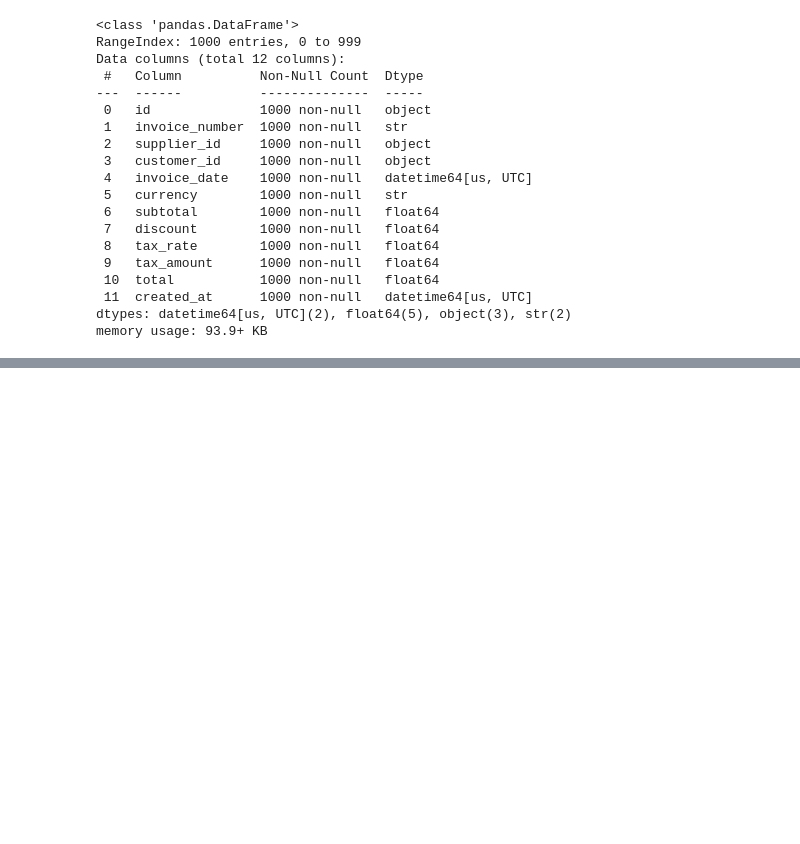
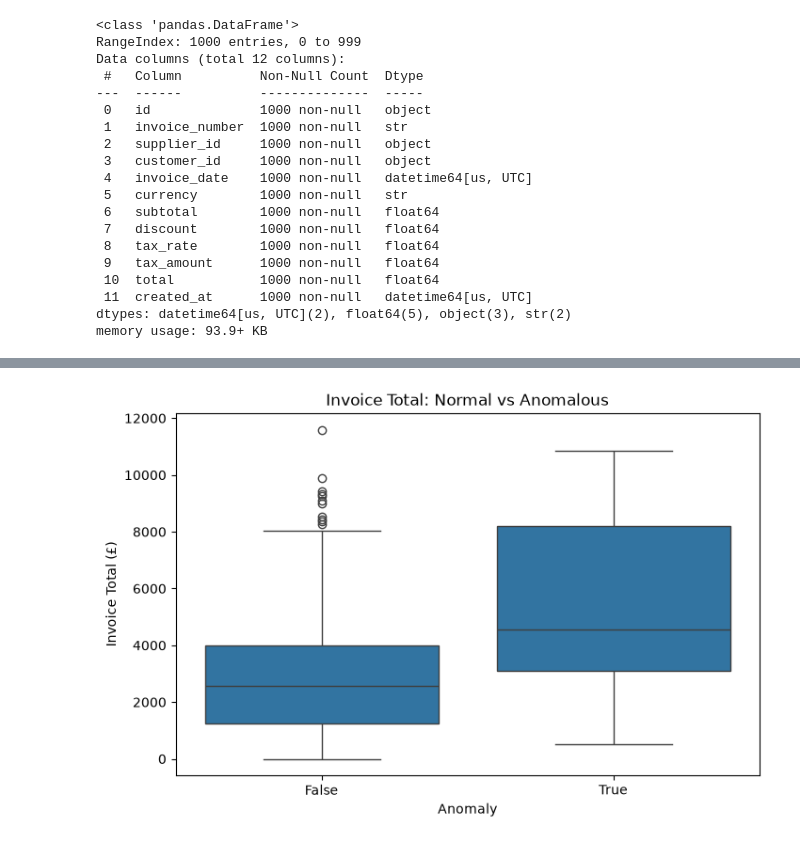
Before and after one commit to miah-mihrab/invoice-anomaly-detector, a Jupyter notebook: notebooks/001_eda.ipynb, the cells around one changed output, grey strips where cells are left out. Cells and saved outputs as stored; diff of their text form; code cells hidden in the pictures; blank space fills up the shorter version.

```diff
--- a/notebooks/001_eda.ipynb
+++ b/notebooks/001_eda.ipynb
@@ -132,0 +415,19 @@ memory usage: 93.9+ KB
+# %%
+# Compare the distribution of invoice totals between
+# normal and anomalous invoices.
+
+plt.figure(figsize=(8, 5))
+
+sns.boxplot(
+    data=analysis_df,
+    x="is_anomaly",
+    y="total",
+)
+
+plt.title("Invoice Total: Normal vs Anomalous")
+plt.xlabel("Anomaly")
+plt.ylabel("Invoice Total (£)")
+
+plt.show()
+# %% [output]
+[figure, added]
```
Also changed, not shown: parts of 19 cells of this notebook.
